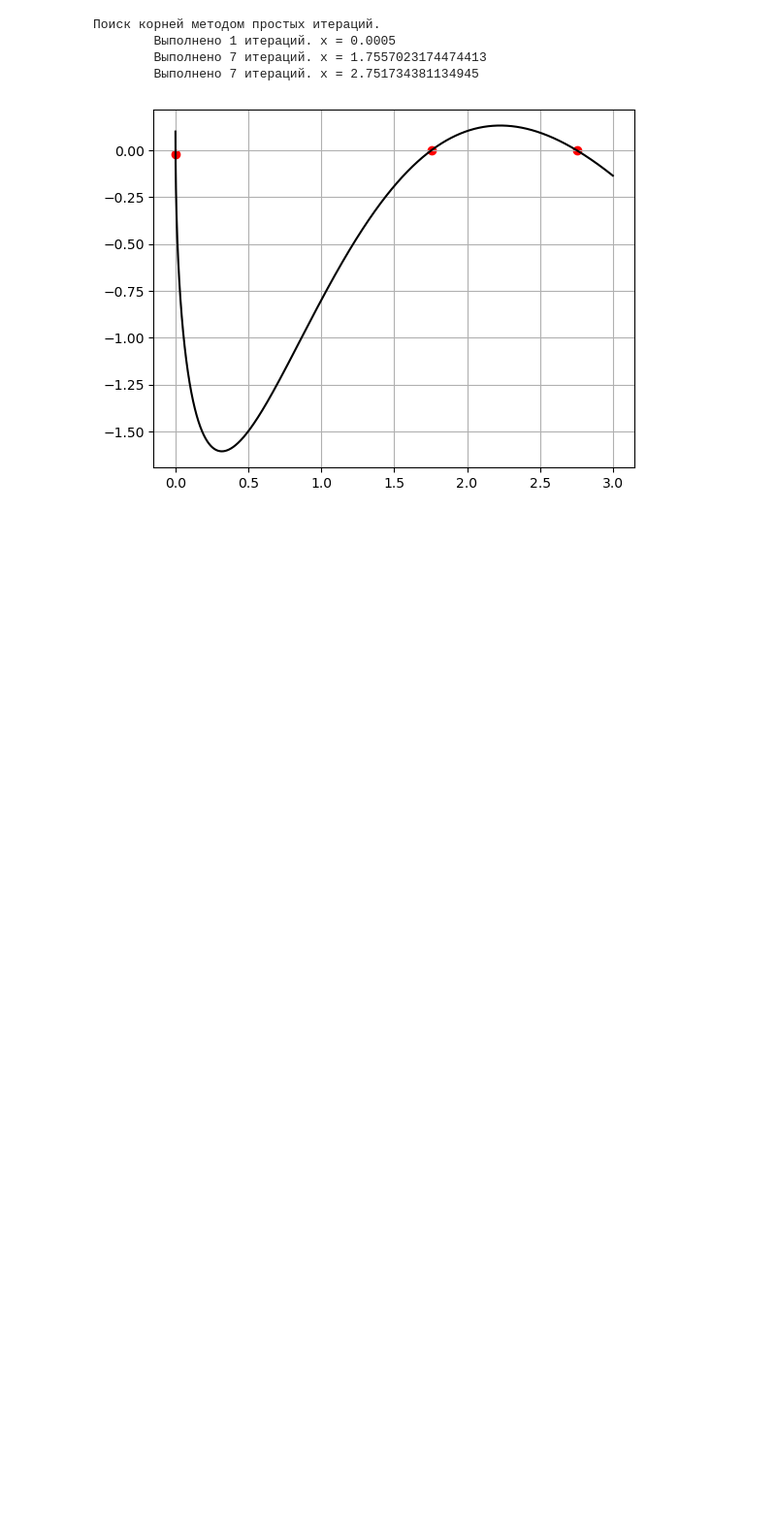
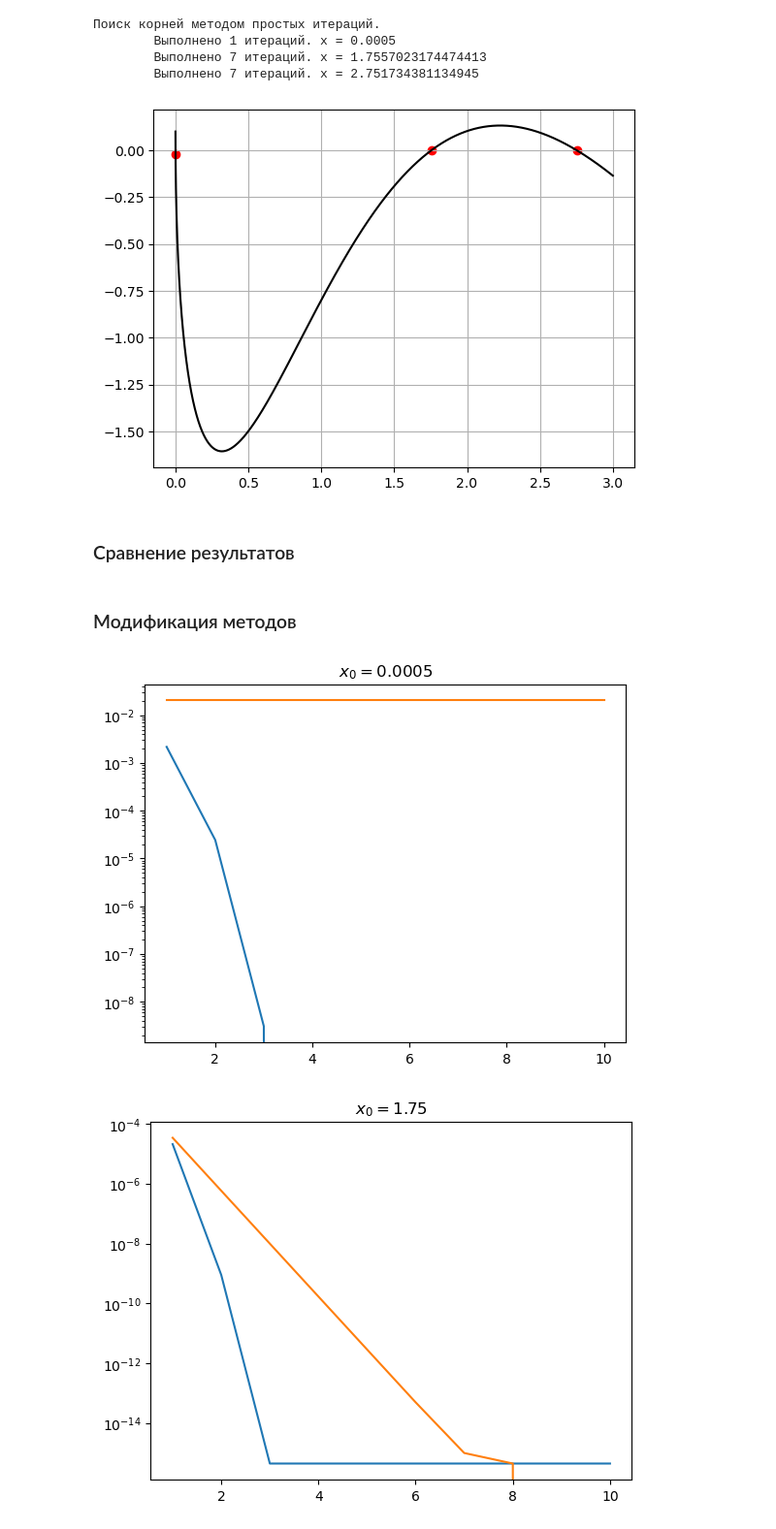
Before and after one commit to AeekTrue/mathmod, a Jupyter notebook: lab2/Lab2.2.ipynb, the cells around one changed output. Shown at 97% size. Drawn from its saved outputs; the diff is of its cells as text; code cells hidden in the pictures; blank space fills up the shorter version.

```diff
--- a/lab2/Lab2.2.ipynb
+++ b/lab2/Lab2.2.ipynb
@@ -73,3 +81,44 @@ plt.grid()
         Выполнено 7 итераций. x = 1.7557023174474413
         Выполнено 7 итераций. x = 2.751734381134945
 [figure]
+# %% [markdown]
+### Сравнение результатов
+# %% [markdown]
+### Модификация методов
+# %%
+def newton2(x0, func, dfunc, n, eps):
+    x1 = x0 - func(x0) / dfunc(x0)
+    r = [abs(f(x1))]
+    it = 1
+    while it < n:
+        x0 = x1
+        x1 = x0 - func(x0) / dfunc(x0)
+        r.append(abs(f(x1)))
+        it += 1
+    return x1, np.array(r)
+
+def MPI2(x0, m1, M1, f, n, eps):
+    alpha = 2 / (m1 + M1)
+    q = abs((M1-m1)/ (M1 + m1))
+    x1 = x0 - alpha * f(x0)
+    r = [abs(f(x1))]
+    it = 1
+    while it < n:
+        x0 = x1
+        x1 = x0 - alpha * f(x0)
+        r.append(abs(f(x1)))
+        it += 1
+    return x1, np.array(r)
+
+for st, m, M in zip(x0, m1, M1):
+    root, r = newton2(st, f, df, 10, eps)
+    root2, r2 = MPI2(st, m, M, f, 10, eps)
+    n = np.arange(1, 11, 1)
+    plt.plot(n, r, label="Невязка метода Ньютона")
+    plt.plot(n, r2, label="Невязка метода простых итераций")
+    plt.title(f"$x_0 = {st}$")
+    plt.yscale('log')
+    plt.show()
+# %% [output]
+[figure, added]
+[figure, added]
```
Also changed, not shown: parts of 5 cells of this notebook, 2 other files.
